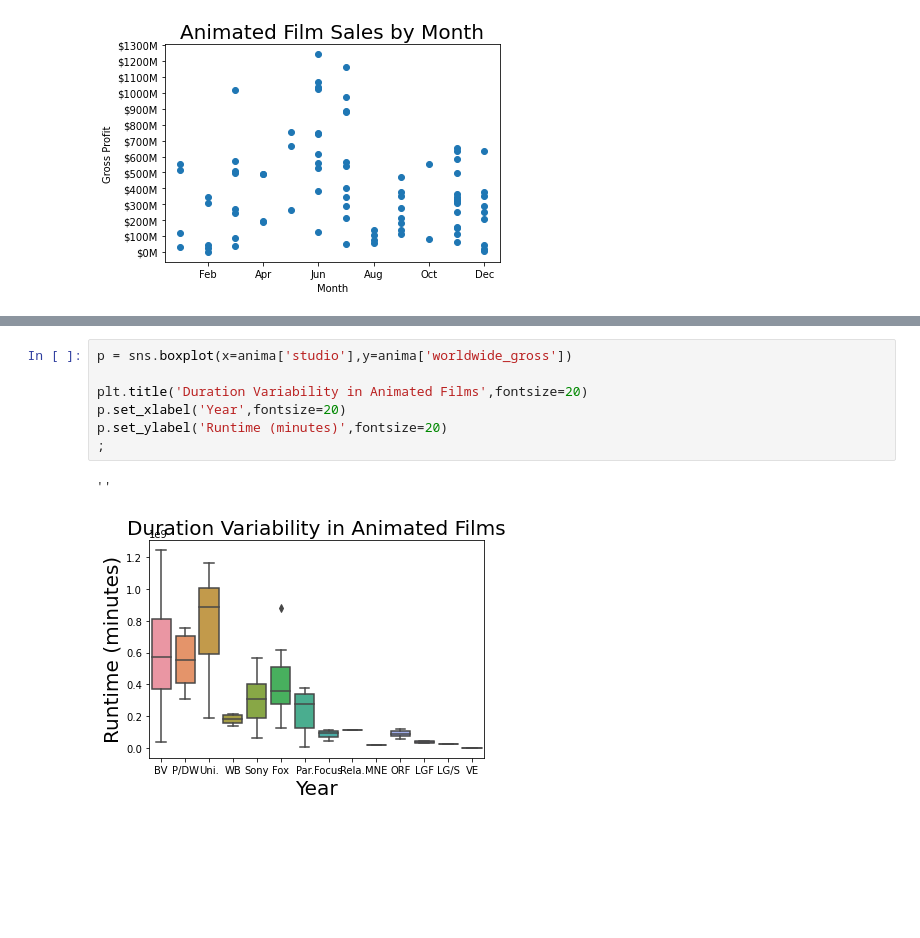
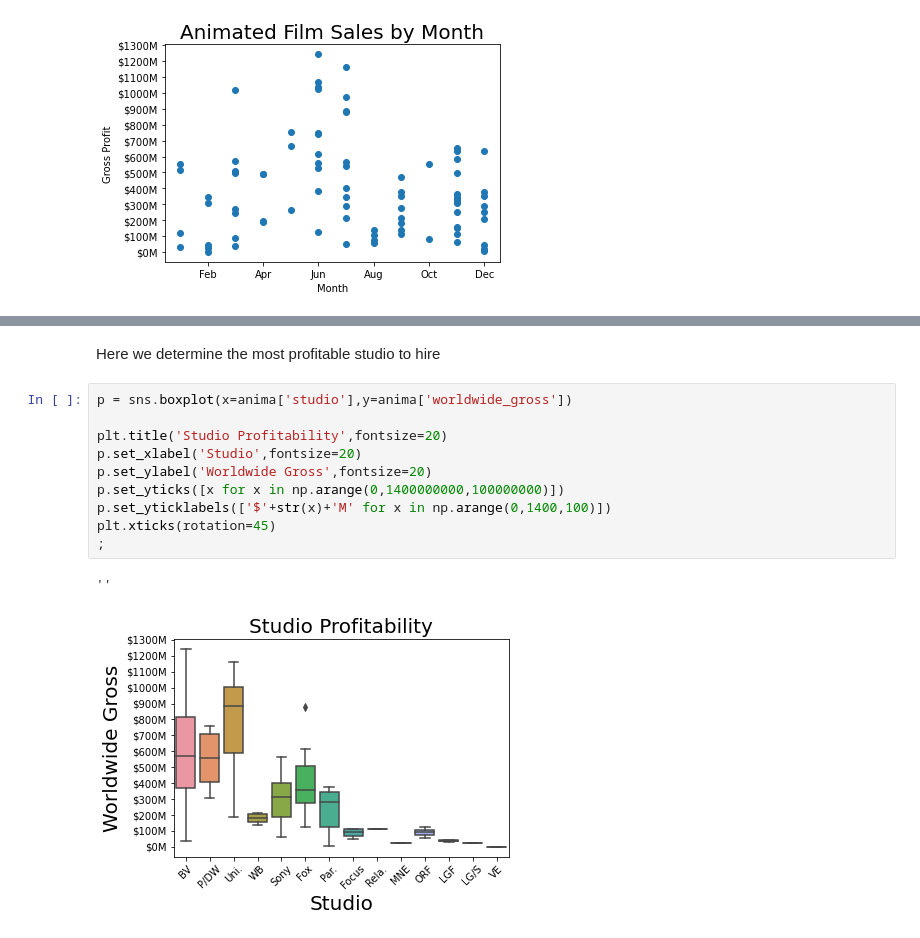
Before and after one commit to Krispy3/p1proj, a Jupyter notebook: Project 1 Film Reccomendations.ipynb, the cells around one changed output, grey strips where cells are left out. Drawn from its saved outputs; the diff is of its cells as text; blank space fills up the shorter version.

```diff
--- a/Project 1 Film Reccomendations.ipynb
+++ b/Project 1 Film Reccomendations.ipynb
@@ -281,10 +249,15 @@ TypeError: ufunc 'true_divide' not supported for the input types, and the inputs
+# %% [markdown]
+Here we determine the most profitable studio to hire
 # %%
 p = sns.boxplot(x=anima['studio'],y=anima['worldwide_gross'])
 
-plt.title('Duration Variability in Animated Films',fontsize=20)
-p.set_xlabel('Year',fontsize=20)
-p.set_ylabel('Runtime (minutes)',fontsize=20)
+plt.title('Studio Profitability',fontsize=20)
+p.set_xlabel('Studio',fontsize=20)
+p.set_ylabel('Worldwide Gross',fontsize=20)
+p.set_yticks([x for x in np.arange(0,1400000000,100000000)])
+p.set_yticklabels(['$'+str(x)+'M' for x in np.arange(0,1400,100)])
+plt.xticks(rotation=45)
 ;
 # %% [output]
 ''
-[figure, old version]
+[figure, new version]
```
Also changed, not shown: parts of 7 cells of this notebook.
